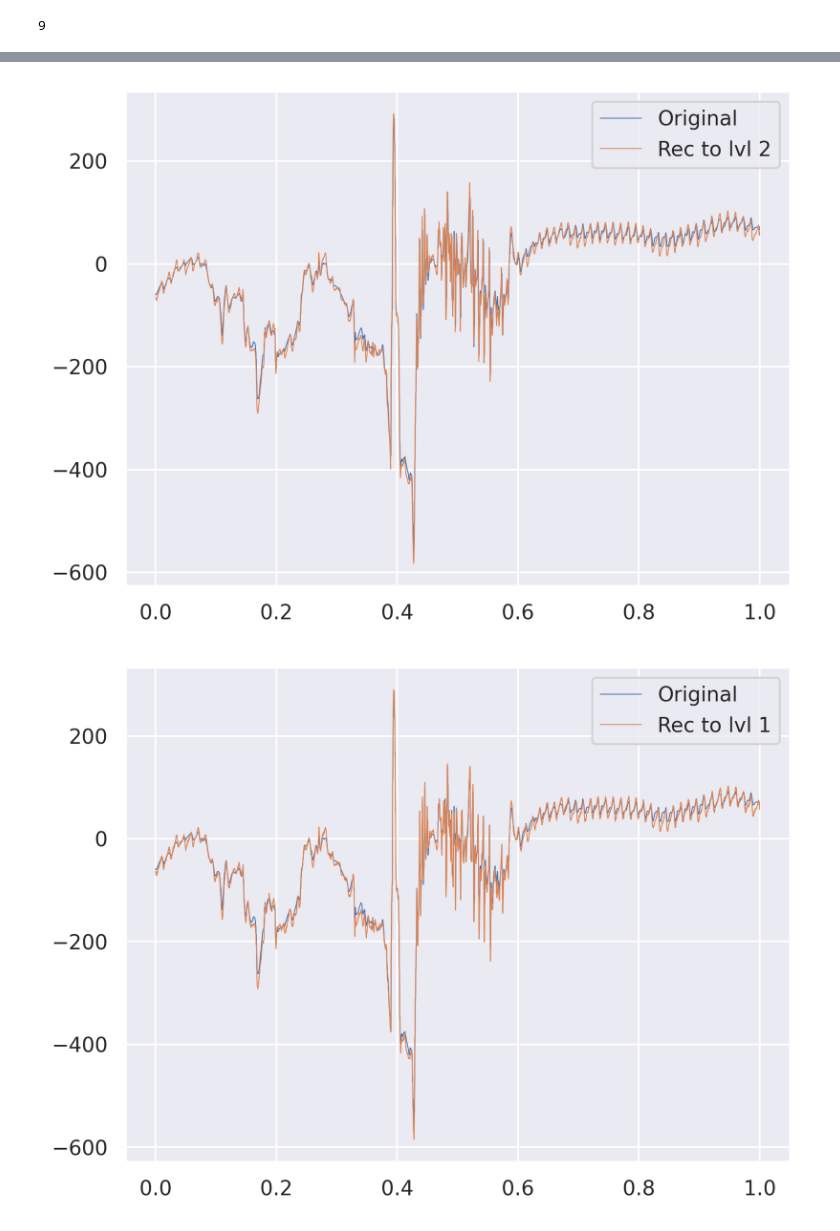
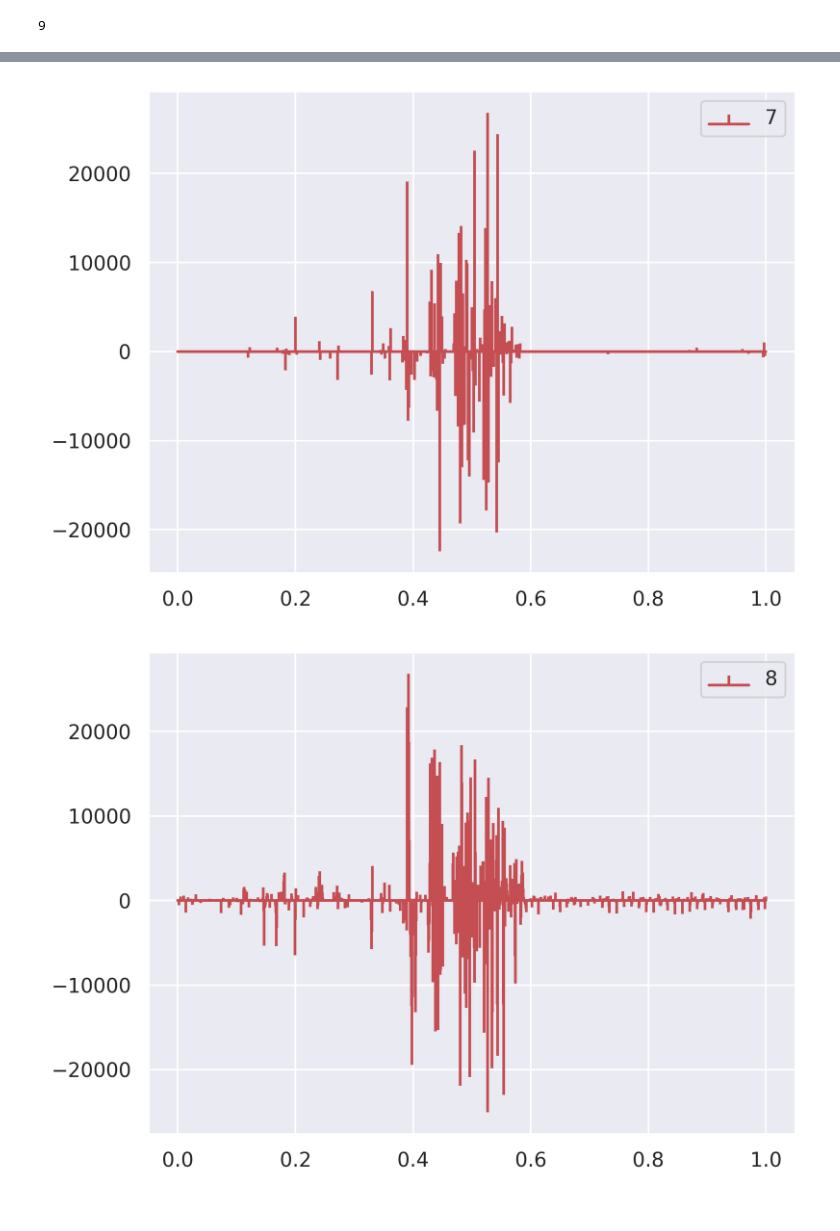
Before and after one commit to MyAlyce/myalyce_wavelet_and_classifier_tests, a Jupyter notebook: wavelet_filtering.ipynb, the cells around one changed output, grey strips where cells are left out. Cells and saved outputs as stored; diff of their text form; code cells hidden in the pictures.

```diff
--- a/wavelet_filtering.ipynb
+++ b/wavelet_filtering.ipynb
@@ -82,0 +95,10 @@ plt.legend(['original', 'denoised'])
+# %%
+cfs = coeffs.copy()
+
+for i in range(3, len(cfs)):
+        # print(max(coeffs[i]))
+        cfs[i] = pywt.threshold(cfs[i], 0.1*np.max(cfs[i]), 'garrote')
+
+rec2 = pywt.waverec(cfs, 'sym4')
+rec2 = min_max_scaler.transform((rec2.reshape(-1, 1)))
+plt.plot(np.linspace(0, 1., num=len(red)), red-rec2, lw=0.5)
@@ -82,0 +108,18 @@ plt.legend(['original', 'denoised'])
+# %%
+for param in np.linspace(0.1,1.0,10):
+    cfs = coeffs.copy()
+
+    for i in range(3, len(cfs)):
+        # print(max(coeffs[i]))
+        cfs[i] = pywt.threshold(cfs[i], param*np.max(cfs[i]), 'garrote')
+
+    rec2 = pywt.waverec(cfs, 'sym4')
+    min_max_scaler = preprocessing.MinMaxScaler().fit(df['red'].array.reshape(-1, 1))
+
+    red = min_max_scaler.transform((df['red'].array.reshape(-1, 1)))
+    rec2 = min_max_scaler.transform((rec2.reshape(-1, 1)))
+
+    plt.figure()
+    plt.plot(np.linspace(0, 1., num=len(red)), red, lw=0.5)
+    plt.plot(np.linspace(0, 1., num=len(rec2)), rec2, lw=0.5)
+    plt.legend(['original', param])
@@ -83,13 +149,14 @@ plt.legend(['original', 'denoised'])
 # %%
-x = df['red_denoised']
-xmax = df['red_denoised'].max()
+x = datarec
+xmax = datarec.max()
 nl = len(coeffs)-1
 for i in range(nl):
     plt.figure()
-    reconstruction_plot(x, lw=0.5) # original signal
+    # reconstruction_plot(x, lw=0.5) # original signal
     # reconstruction_plot(pywt.waverec(coeffs, w), lw=0.5) # full reconstruction
-    reconstruction_plot(pywt.waverec(coeffs[:i+2] + [None] * (nl-i-1), w), lw=0.5) # partial reconstruction
-    # reconstruction_stem(coeffs[i+1], xmax, markerfmt ='none', linefmt='r-')
-    #plt.legend(['Original', 'Full reconstruction', ('Rec to lvl %d')%(nl-i), ('Details for lvl %d')%(nl-i)])
-    plt.legend(['Original', ('Rec to lvl %d')%(nl-i), ('Details for lvl %d')%(nl-i)])
+    # reconstruction_plot(pywt.waverec(coeffs[:i+2] + [None] * (nl-i-1), w), lw=0.5) # partial reconstruction
+    reconstruction_stem(coeffs[i+1], xmax, markerfmt ='none', linefmt='r-')
+    plt.legend([i+1])
+    # plt.legend(['Original', 'Full reconstruction', ('Rec to lvl %d')%(nl-i), ('Details for lvl %d')%(nl-i)])
+    # plt.legend(['Original', ('Rec to lvl %d')%(nl-i), ('Details for lvl %d')%(nl-i)])
 # %% [output]
@@ -102,2 +169,2 @@ for i in range(nl):
-[figure, old version]
+[figure, new version]
-[figure, old version]
+[figure, new version]
```
Also changed, not shown: parts of 7 cells of this notebook.
